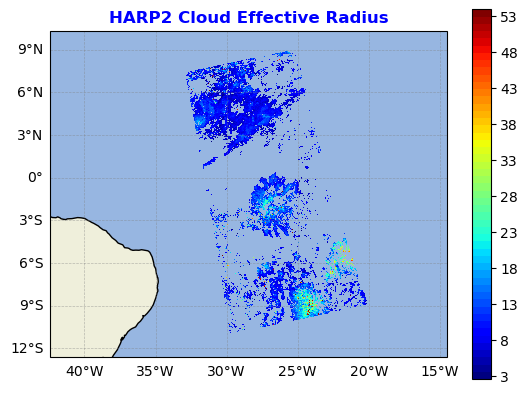
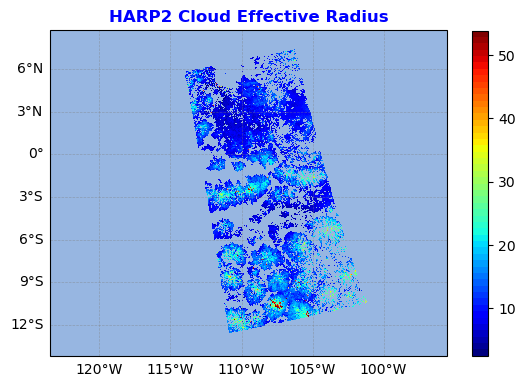
Unified diff of the notebook cell whose output changed from the first chart to the second:
--- before
+++ after
@@ -12,5 +12,5 @@
                      cmap=cmap, vmin=np.nanmin(data) - 0.5,
                      vmax=np.nanmax(data) + 0.5, shading="nearest", rasterized=True)
-ax.set_aspect("equal")
+
 ax.set_aspect("equal")
 ax.add_feature(cfeature.LAND)
@@ -22,3 +22,4 @@
 gl.top_labels = False
 gl.right_labels = False
-cax = plt.colorbar(mat, ax=ax,ticks=np.arange(np.nanmin(data), np.nanmax(data) + 1, 5))
+# cax = plt.colorbar(mat, ax=ax,ticks=np.arange(np.nanmin(data), np.nanmax(data) + 1, 5))
+cax = plt.colorbar(mat, ax=ax, shrink = 0.88)

Commit: updated Analysis